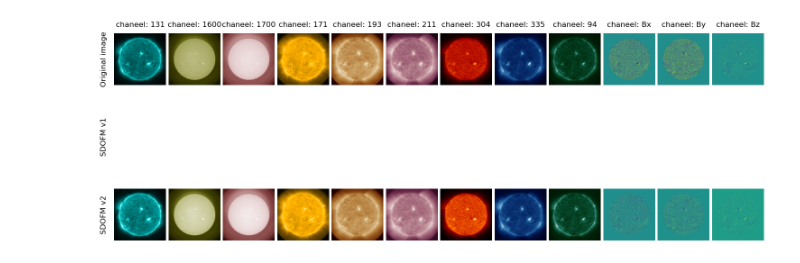
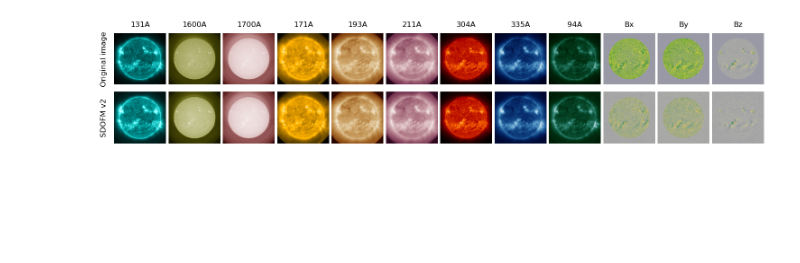
Before and after one commit to Joaggi/sdofmv2, a Jupyter notebook: notebooks/analysis/visualize_sdofmv2_ALL_three_imgs.ipynb, the cells around one changed output. Saved outputs shown, nothing was run; the diff lists cells and outputs as text; code cells hidden in the pictures; blank space fills up the shorter version.

Commit message:
update configs and visualization for all channels

```diff
--- a/notebooks/analysis/visualize_sdofmv2_ALL_three_imgs.ipynb
+++ b/notebooks/analysis/visualize_sdofmv2_ALL_three_imgs.ipynb
@@ -177,3 +122,23 @@ model.eval()
 
 with torch.no_grad():
     output = model(x_set)
+# %%
+# inverse transformation of hmi
+for i_img in range(x_set.shape[0]):
+    for ch_id, ch in enumerate(chan_types[-3:]):
+
+        x_set[i_img, ch_id+9, 0, :, :] = inverse_log_norm(
+            x_set[i_img, ch_id+9, 0, :, :],
+            data_module.normalization_stat,
+            ch,
+            cfg.data.sdoml.normalization.scaler_factor,
+        )
+
+        output[0][i_img, ch_id+9, 0, :, :] = inverse_log_norm(
+            output[0][i_img, ch_id+9, 0, :, :],
+            data_module.normalization_stat,
+            ch,
+            cfg.data.sdoml.normalization.scaler_factor,
+        )
+
+print(f"Datetime: {ts}")
@@ -180,43 +147,37 @@ with torch.no_grad():
 # %%
-fig, axes = plt.subplots(nrows=3, ncols=12, figsize=(16, 6))
+norm = TwoSlopeNorm(vmin=-4000, vcenter=0, vmax=4000)
+
+fig, axes = plt.subplots(nrows=2, ncols=12, figsize=(16, 3))
 
 for ax in axes.flat:
     ax.set_xticks([])
     ax.set_yticks([])
     for spine in ax.spines.values():
         spine.set_visible(False)
 
-ch_info = ["131", "1600", "1700", "171", "193", "211", "304", "335", "94", "Bx", "By", "Bz"]
-
 
 for i, col in enumerate(chan_types):
 
-    axes[0][i].set_title(f"chaneel: {ch_info[i]}", fontsize=12, pad=10)
-    # --- Row 0: Original Image ---
-    axes[0][i].imshow(x_set[0, i, 0, :, :], cmap=cms[i])
-    # --- Row 1: SDOFM v1 ---
-    # axes[1][i].imshow(output_old[1][0, col, 0, :, :] * model.limb_mask, cmap=cms[col])
-    # axes[1][i].imshow(output_old[1][0, col, 0, :, :], cmap=cms[col])
-    # --- Row 2: SDOFM v2 ---
-    # axes[2][i].imshow(output[0][0, col, 0, :, :] * model.limb_mask, cmap=cms[col])
-    axes[2][i].imshow(output[0][0, i, 0, :, :], cmap=cms[i])
+    axes[0][i].set_title(f"{col}", fontsize=12, pad=10)
+    axes[0][i].imshow(x_set[0, i, 0, :, :], cmap=cms[i], norm=norm if i>=9 else None)
+    axes[1][i].imshow(output[0][0, i, 0, :, :], cmap=cms[i], norm=norm if i>=9 else None)
 
-row_info = ["Original image", "SDOFM v1", "SDOFM v2"]
+row_info = ["Original image", "SDOFM v2"]
 
-for row_idx in range(3):
+for row_idx in range(2):
     axes[row_idx][0].text(
         -0.2, 0.5,              # Negative x moves it to the left
         f"{row_info[row_idx]}",
         ha='center',
         va='center',
         fontsize=12,
         rotation=90,
         transform=axes[row_idx][0].transAxes # Ensures coordinates are relative to the subplot
     )
 
 plt.subplots_adjust(wspace=0.05, hspace=0.05, left=0.05, right=0.95, top=0.9, bottom=0.05)
 
-plt.savefig(f"SDOFMv2_results_per_wavelengh_{ts[0]}.pdf", dpi=300, bbox_inches="tight")
+plt.savefig(f"SDOFMv2_results_ALL_per_wavelengh_{ts[0]}.pdf", dpi=300, bbox_inches="tight")
 plt.show()
 # %% [output]
-[figure, old version]
+[figure, new version]
```
Also changed, not shown: parts of 11 cells of this notebook, 7 other files.
